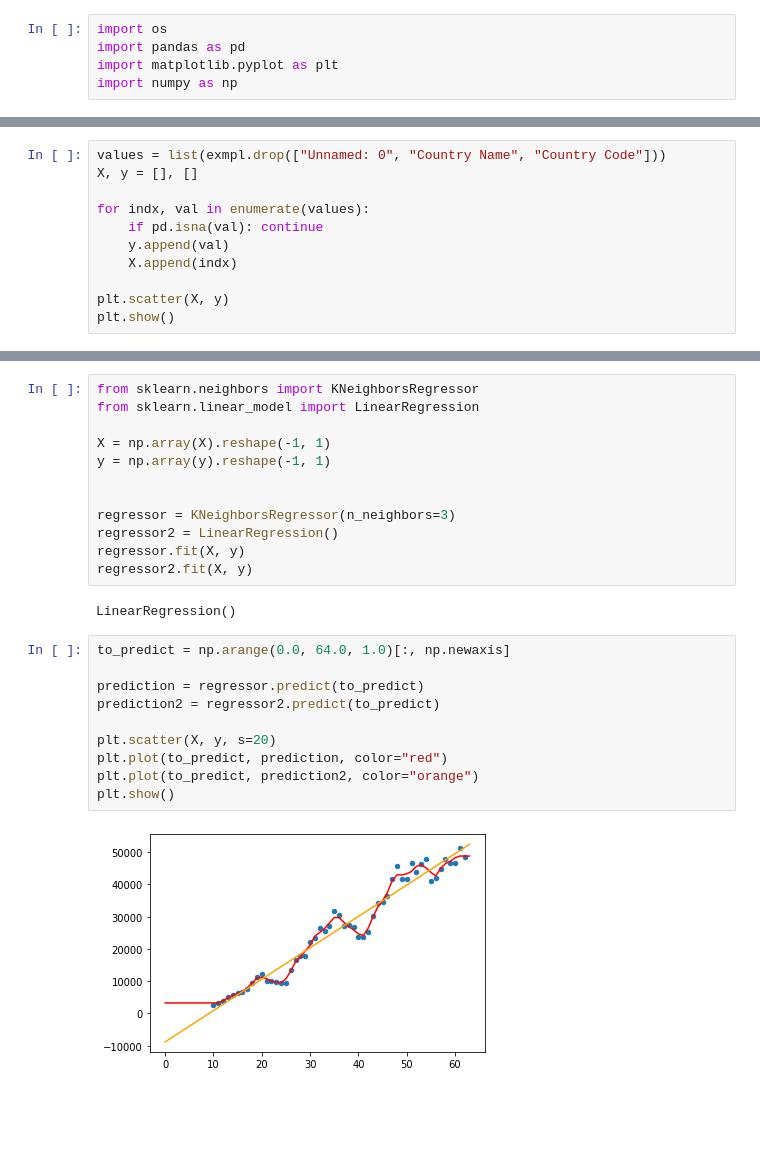
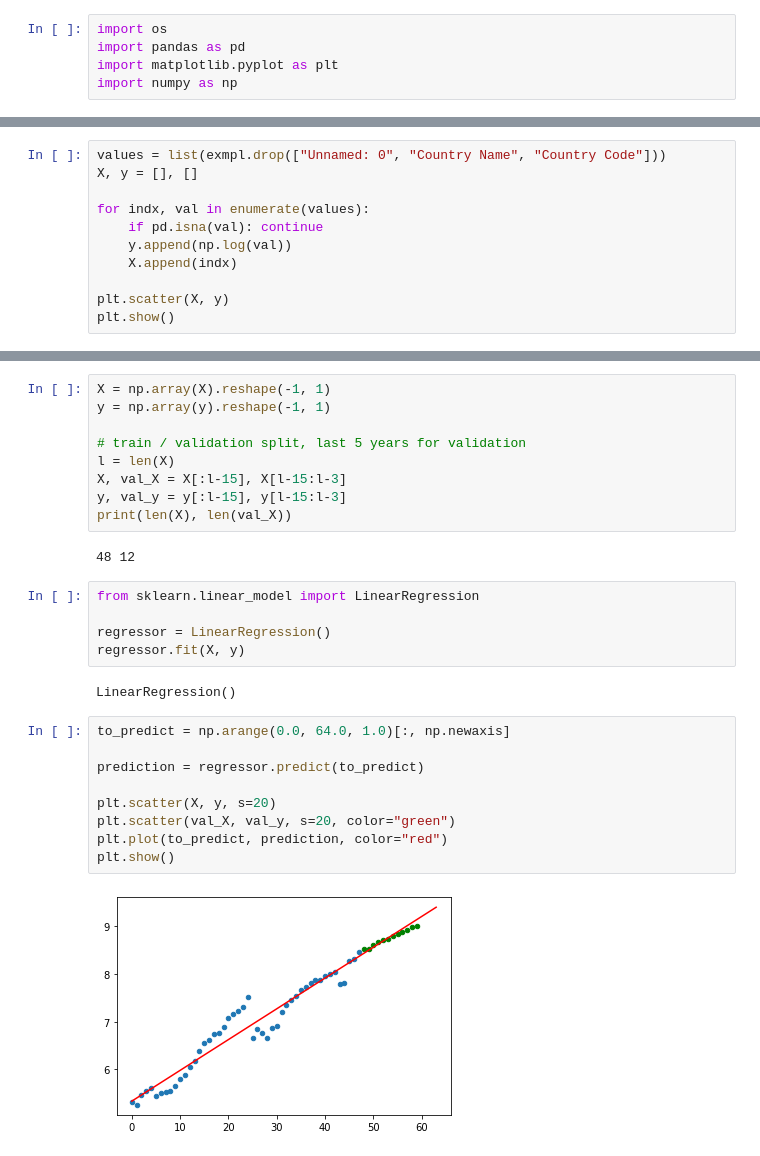
Before and after one commit to malikpaetzold/Statistical-Computing-DLBDBSC01, a Jupyter notebook: interpolate.ipynb, the cells around one changed output, grey strips where cells are left out. Drawn from its saved outputs; the diff is of its cells as text; blank space fills up the shorter version.

```diff
--- a/interpolate.ipynb
+++ b/interpolate.ipynb
@@ -37,7 +36,7 @@ X, y = [], []
 
 for indx, val in enumerate(values):
     if pd.isna(val): continue
-    y.append(val)
+    y.append(np.log(val))
     X.append(indx)
 
 plt.scatter(X, y)
@@ -47,26 +46,29 @@ plt.show()
-# %%
-from sklearn.neighbors import KNeighborsRegressor
-from sklearn.linear_model import LinearRegression
-
-X = np.array(X).reshape(-1, 1)
-y = np.array(y).reshape(-1, 1)
-
-
-regressor = KNeighborsRegressor(n_neighbors=3)
-regressor2 = LinearRegression()
-regressor.fit(X, y)
-regressor2.fit(X, y)
-# %% [output]
-LinearRegression()
+# %%
+X = np.array(X).reshape(-1, 1)
+y = np.array(y).reshape(-1, 1)
+
+# train / validation split, last 5 years for validation
+l = len(X)
+X, val_X = X[:l-15], X[l-15:l-3]
+y, val_y = y[:l-15], y[l-15:l-3]
+print(len(X), len(val_X))
+# %% [output]
+48 12
+# %%
+from sklearn.linear_model import LinearRegression
+
+regressor = LinearRegression()
+regressor.fit(X, y)
+# %% [output]
+LinearRegression()
 # %%
 to_predict = np.arange(0.0, 64.0, 1.0)[:, np.newaxis]
 
 prediction = regressor.predict(to_predict)
-prediction2 = regressor2.predict(to_predict)
 
 plt.scatter(X, y, s=20)
+plt.scatter(val_X, val_y, s=20, color="green")
 plt.plot(to_predict, prediction, color="red")
-plt.plot(to_predict, prediction2, color="orange")
 plt.show()
 # %% [output]
-[figure, old version]
+[figure, new version]
```
Also changed, not shown: parts of 6 cells of this notebook.
